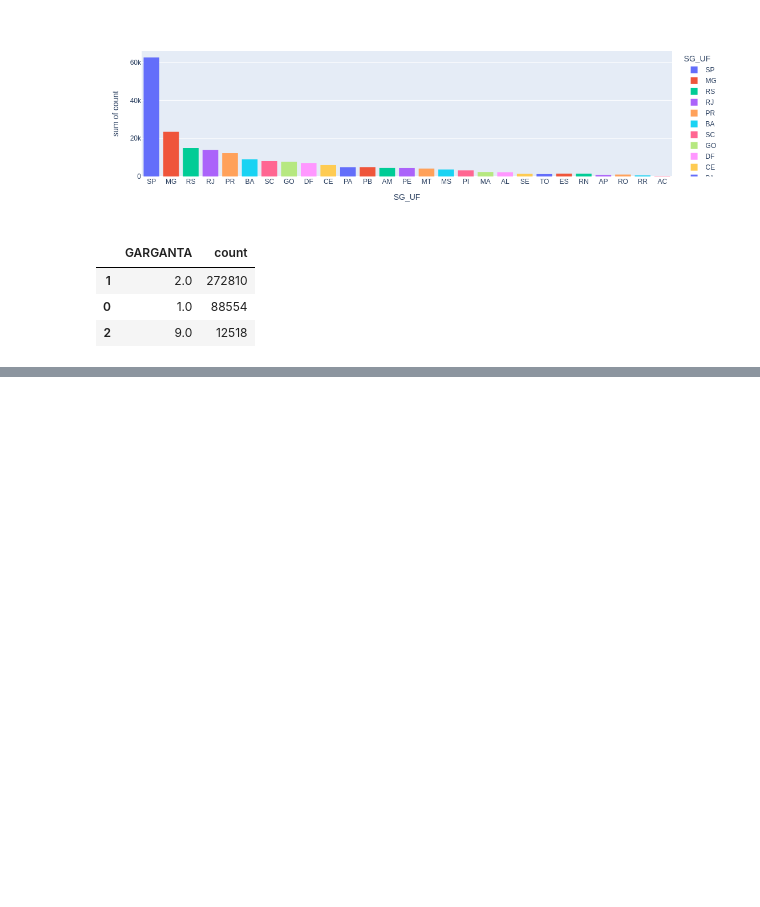
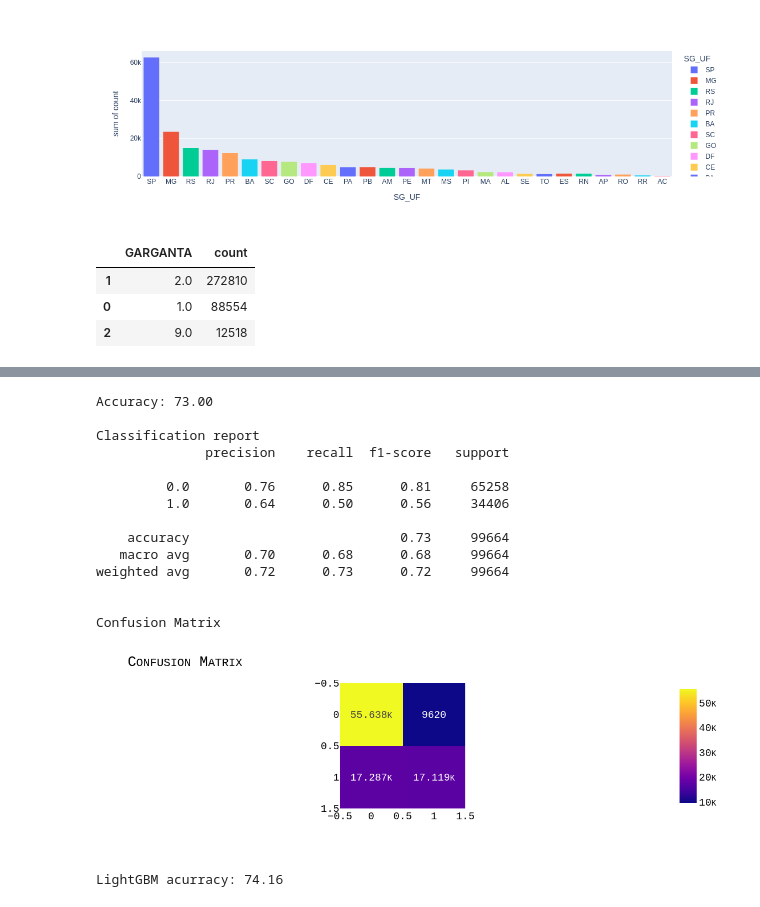
Before and after one commit to auserafim/ai-notebooks, a Jupyter notebook: covid_in_brazil/covid_in_brazil.ipynb, the cells around one changed output, grey strips where cells are left out. Cells and saved outputs as stored; diff of their text form; code cells hidden in the pictures; blank space fills up the shorter version.

```diff
--- a/covid_in_brazil/covid_in_brazil.ipynb
+++ b/covid_in_brazil/covid_in_brazil.ipynb
@@ -91,0 +205,31 @@ px.histogram(
+# %%
+preds = rf.predict(X_test)
+accuracy = rf.score(X_test, y_test)
+
+print(f"Accuracy: {accuracy*100:.2f}")
+print("\nClassification report")
+print(classification_report(y_test, preds))
+
+print("\nConfusion Matrix")
+cm = confusion_matrix(y_test, preds)
+fig = px.imshow(cm, text_auto=True).update_layout(title={"text": "Confusion Matrix"}, font=my_font).show()
+
+accuracy = lightGBM.score(X_test, y_test)
+print(f"LightGBM acurracy: {accuracy*100:.2f}")
+# %% [output]
+Accuracy: 73.00
+
+Classification report
+              precision    recall  f1-score   support
+
+         0.0       0.76      0.85      0.81     65258
+         1.0       0.64      0.50      0.56     34406
+
+    accuracy                           0.73     99664
+   macro avg       0.70      0.68      0.68     99664
+weighted avg       0.72      0.73      0.72     99664
+
+
+Confusion Matrix
+[figure, added]
+LightGBM acurracy: 74.16
```
Also changed, not shown: parts of 12 cells of this notebook, 6 other files.
